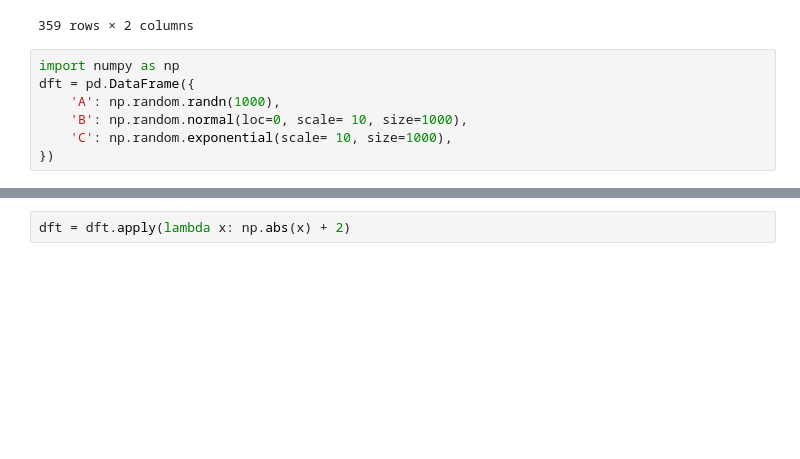
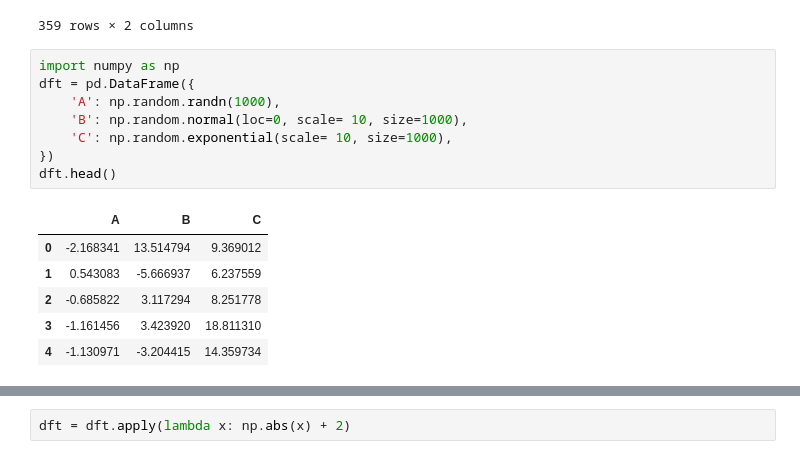
Before and after one commit to omid-sar/Interview-Preparation, a Jupyter notebook: data_manipulation/test.ipynb, the cells around one changed output, grey strips where cells are left out. Saved outputs shown, nothing was run; the diff lists cells and outputs as text; blank space fills up the shorter version.

```diff
--- a/data_manipulation/test.ipynb
+++ b/data_manipulation/test.ipynb
@@ -499,7 +499,15 @@ df.Name.str.split(' ',1,  expand=True)
 # %%
 import numpy as np
 dft = pd.DataFrame({
     'A': np.random.randn(1000),
     'B': np.random.normal(loc=0, scale= 10, size=1000),
     'C': np.random.exponential(scale= 10, size=1000),
 })
+dft.head()
+# %% [output]
+|  | A | B | C |
+| 0 | -2.168341 | 13.514794 | 9.369012 |
+| 1 | 0.543083 | -5.666937 | 6.237559 |
+| 2 | -0.685822 | 3.117294 | 8.251778 |
+| 3 | -1.161456 | 3.423920 | 18.811310 |
+| 4 | -1.130971 | -3.204415 | 14.359734 |
```
Also changed, not shown: parts of 8 cells of this notebook, 1 other file.
